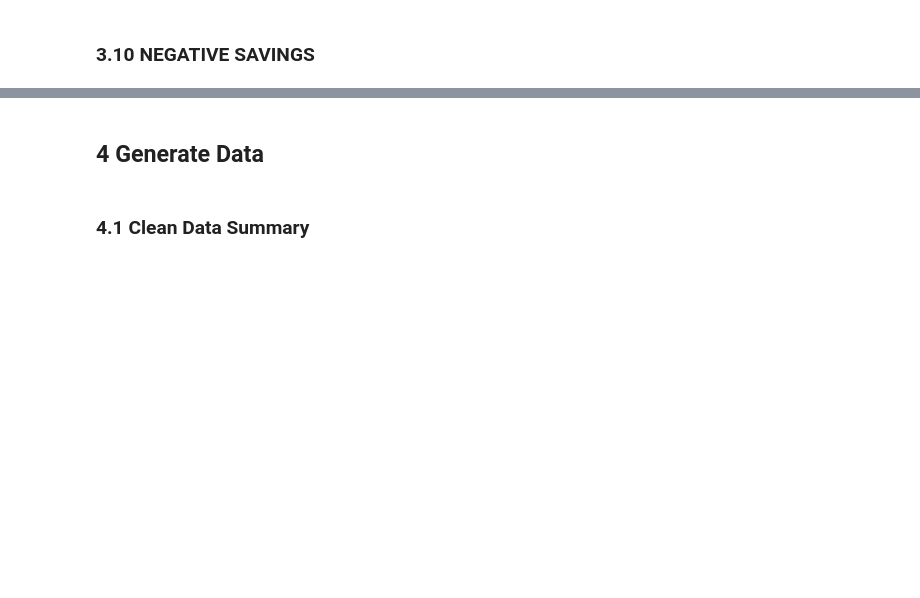
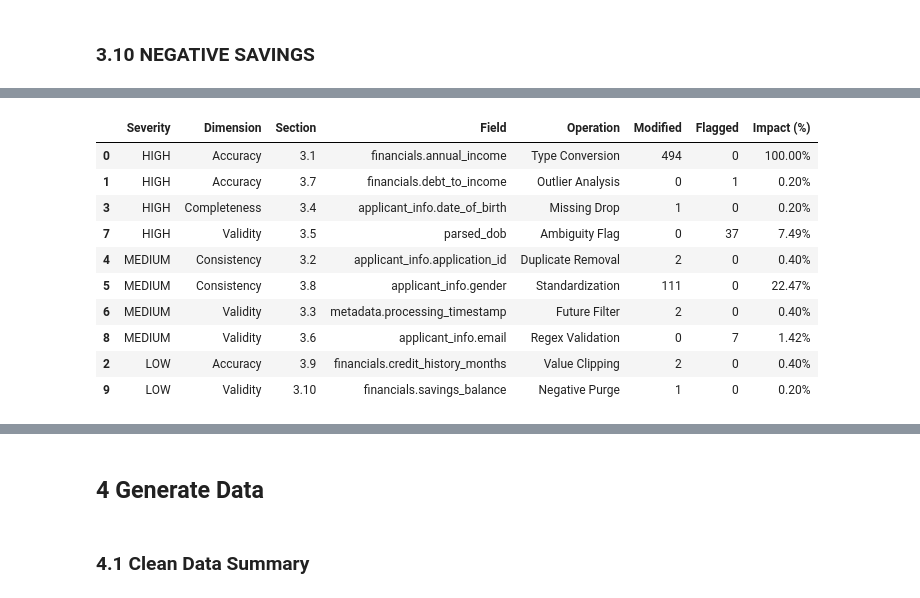
Before and after one commit to smiklosnova/dego-project-teamTXB13, a Jupyter notebook: notebooks/01-data-quality.ipynb, the cells around one changed output, grey strips where cells are left out. Drawn from its saved outputs; the diff is of its cells as text; code cells hidden in the pictures; blank space fills up the shorter version.

```diff
--- a/notebooks/01-data-quality.ipynb
+++ b/notebooks/01-data-quality.ipynb
@@ -767,0 +983,77 @@ Final Dataset Size: (493, 26)
+# %%
+# 3.11 TECHNICAL DATA CLEANING SUMMARY
+
+severity_map = {"HIGH": 1, "MEDIUM": 2, "LOW": 3}
+
+# Organizing the technical audit by Severity, Dimension, then Pipeline Section
+audit_data = {
+    "Severity": [
+        "HIGH", "HIGH", "LOW",
+        "HIGH",
+        "MEDIUM", "MEDIUM",
+        "MEDIUM", "HIGH", "MEDIUM", "LOW"
+    ],
+    "Dimension": [
+        "Accuracy", "Accuracy", "Accuracy",
+        "Completeness",
+        "Consistency", "Consistency",
+        "Validity", "Validity", "Validity", "Validity"
+    ],
+    "Section": [
+        "3.1", "3.7", "3.9",
+        "3.4",
+        "3.2", "3.8",
+        "3.3", "3.5", "3.6", "3.10"
+    ],
+    "Field": [
+        "financials.annual_income",
+        "financials.debt_to_income",
+        "financials.credit_history_months",
+        "applicant_info.date_of_birth",
+        "applicant_info.application_id",
+        "applicant_info.gender",
+        "metadata.processing_timestamp",
+        "parsed_dob",
+        "applicant_info.email",
+        "financials.savings_balance"
+    ],
+    "Operation": [
+        "Type Conversion", "Outlier Analysis", "Value Clipping",
+        "Missing Drop",
+        "Duplicate Removal", "Standardization",
+        "Future Filter", "Ambiguity Flag", "Regex Validation", "Negative Purge"
+    ],
+    "Modified": [
+        initial_count, 0, negative_count,
+        dropped_count, id_dups_count, transformation_count,
+        future_count, 0, 0, dropped_count
+    ],
+    "Flagged": [
+        0, high_dti_count, 0,
+        0,
+        0, 0,
+        0, ambiguous_count, invalid_emails, 0
+    ],
+    "Impact (%)": [
+        "100.00%", f"{high_dti_pct:.2f}%", f"{negative_pct:.2f}%",
+        f"{dropped_pct:.2f}%",
+        f"{id_dups_pct:.2f}%", f"{transformation_pct:.2f}%",
+        f"{future_pct:.2f}%", f"{ambiguous_pct:.2f}%", f"{invalid_pct:.2f}%", f"{dropped_pct:.2f}%"
+    ]
+}
+
+df_technical_audit = pd.DataFrame(audit_data)
+
+df_technical_audit['Severity_Priority'] = df_technical_audit['Severity'].map(severity_map)
+
+df_technical_audit = df_technical_audit.sort_values(
+    by=["Severity_Priority", "Dimension", "Section"]
+).drop(columns=['Severity_Priority'])
+
+print("=" * 105)
+print("SECTION 3.11: AUDIT LOG ")
+print("=" * 105)
+display(df_technical_audit)
+
+print(f"\nAudit Summary: {len(df_technical_audit)} controls executed. High-severity risks listed first.")
+# %% [output]
@@ -767,0 +1063,11 @@ Final Dataset Size: (493, 26)
+|  | Severity | Dimension | Section | Field | Operation | Modified | Flagged | Impact (%) |
+| 0 | HIGH | Accuracy | 3.1 | financials.annual_income | Type Conversion | 494 | 0 | 100.00% |
+| 1 | HIGH | Accuracy | 3.7 | financials.debt_to_income | Outlier Analysis | 0 | 1 | 0.20% |
+| 3 | HIGH | Completeness | 3.4 | applicant_info.date_of_birth | Missing Drop | 1 | 0 | 0.20% |
+| 7 | HIGH | Validity | 3.5 | parsed_dob | Ambiguity Flag | 0 | 37 | 7.49% |
+| 4 | MEDIUM | Consistency | 3.2 | applicant_info.application_id | Duplicate Removal | 2 | 0 | 0.40% |
+| 5 | MEDIUM | Consistency | 3.8 | applicant_info.gender | Standardization | 111 | 0 | 22.47% |
+| 6 | MEDIUM | Validity | 3.3 | metadata.processing_timestamp | Future Filter | 2 | 0 | 0.40% |
+| 8 | MEDIUM | Validity | 3.6 | applicant_info.email | Regex Validation | 0 | 7 | 1.42% |
+| 2 | LOW | Accuracy | 3.9 | financials.credit_history_months | Value Clipping | 2 | 0 | 0.40% |
+| 9 | LOW | Validity | 3.10 | financials.savings_balance | Negative Purge | 1 | 0 | 0.20% |
```
Also changed, not shown: parts of 13 cells of this notebook, 1 other file.
